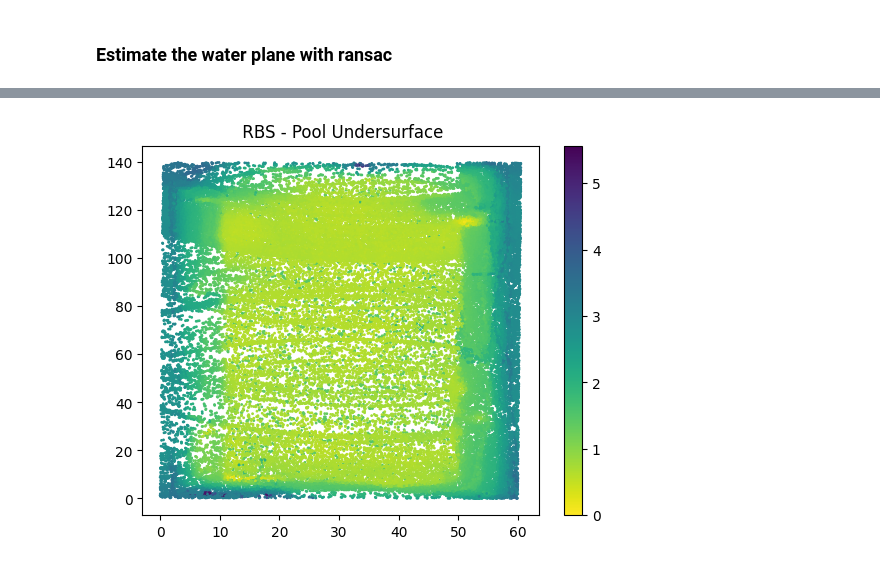
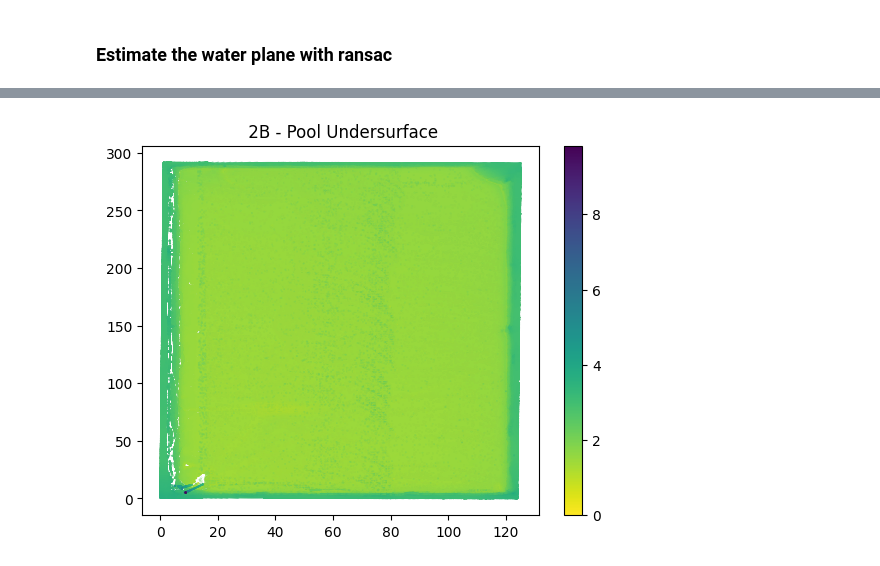
Before and after one commit to Kauel-Chile/sqm_batimetria, a Jupyter notebook: discrete_interface_model.ipynb, the cells around one changed output, grey strips where cells are left out. Drawn from its saved outputs; the diff is of its cells as text; code cells hidden in the pictures.

```diff
--- a/discrete_interface_model.ipynb
+++ b/discrete_interface_model.ipynb
@@ -15,11 +15,11 @@ from utils.plot_tools import plot_pv, plot_gmm
 from utils.las_tools import get_points_and_colors_from_las
 from utils.statistical_tools import get_neighborhood, automatic_gmm_components, normalize_points
 # %%
-POOL_NAME = 'RBS'
+POOL_NAME = '2B'
 PROJECT_NAME = 'pozas_110125_100_10_120'
 PATH_PROJECT_LAS = f'data/{PROJECT_NAME}/{POOL_NAME}_col_0_row_1_19s.las'
 
-LIMIT = 100_000
+LIMIT = -1
 NEIGHBORHOOD_SIZE_R = 0.4
 # %%
 def process_chunk(chunk_indices, mmap_filename, shape, dtype, neighborhood_size_r):
@@ -35,7 +35,7 @@ def process_chunk(chunk_indices, mmap_filename, shape, dtype, neighborhood_size_
             continue
 
         z_neighborhood = z_neighborhood.reshape(-1, 1)
-        optimal_n_components, _ = automatic_gmm_components(z_neighborhood)
+        optimal_n_components, _ = automatic_gmm_components(z_neighborhood, T=0.1)
 
         chunk_results.append([
             points[i, 0],
@@ -184,22 +193,22 @@ Widget(value='<iframe src="http://localhost:38413/index.html?ui=P_0x7b7a40ee39a0
 # %%
 above_below = np.ma.mask_or(above_plane, below_plane, shrink=False)
 
 pool_points = points_two_component[above_below]
 all_points = np.concatenate((points_one_component, pool_points), axis=0)
 
 x = all_points[:, 0]
 y = all_points[:,1]
 z = all_points[:,2]
 
 x = x * (data_points.get('x_max') - data_points.get('x_min'))
 y = y * (data_points.get('y_max') - data_points.get('y_min'))
 z = z * (data_points.get('z_max') - data_points.get('z_min'))
 
 
 plt.title(f' {POOL_NAME} - Pool Undersurface')
-plt.scatter(x, y, c=z, cmap='viridis_r', s=1)
+plt.scatter(x, y, c=z, cmap='viridis_r', s=0.02)
 plt.colorbar()
-#plt.savefig(f'{NAME_PROJECT}_map_distance.png', dpi=300)
+plt.savefig(f'data/img/{POOL_NAME}_map_distance.png', dpi=300)
 plt.show()
 # %% [output]
-[figure, old version]
+[figure, new version]
```
Also changed, not shown: parts of 7 cells of this notebook, 1 other file.
